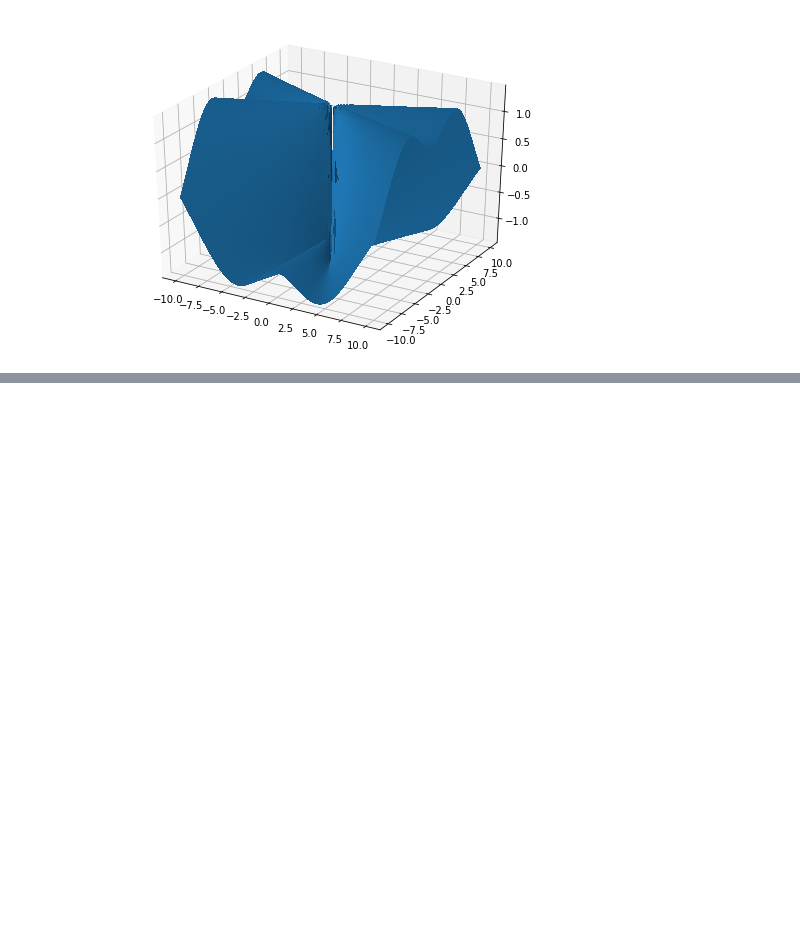
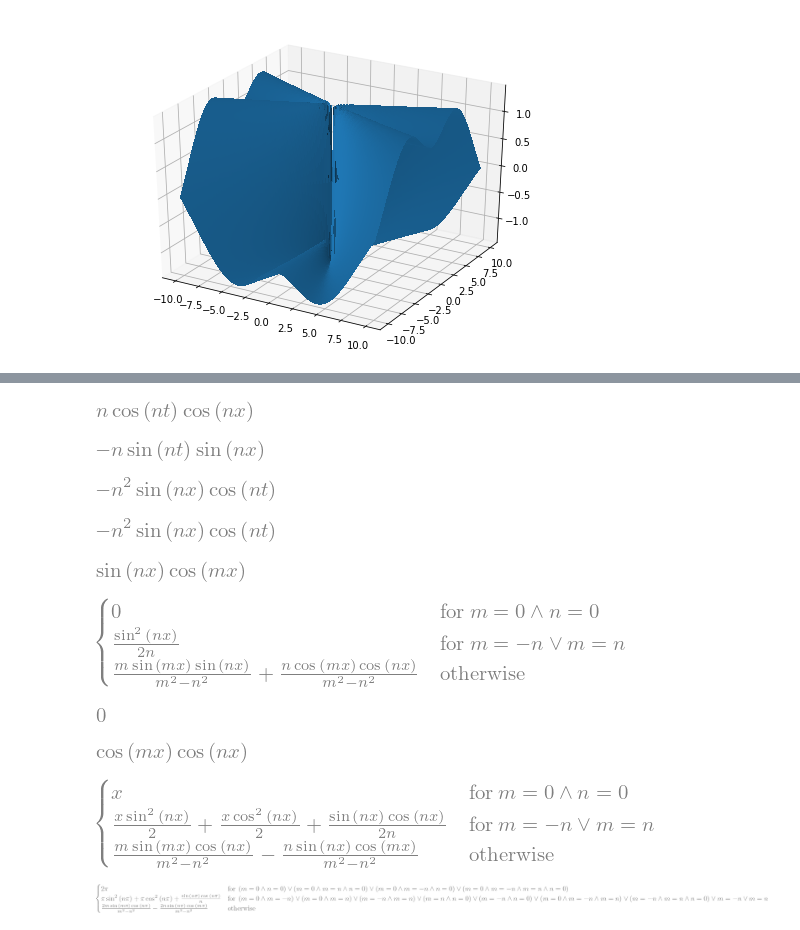
Before and after one commit to apefind/math, a Jupyter notebook: jupyter/calculus.ipynb, the cells around one changed output, grey strips where cells are left out. Saved outputs shown, nothing was run; the diff lists cells and outputs as text; code cells hidden in the pictures; blank space fills up the shorter version.

```diff
--- a/jupyter/calculus.ipynb
+++ b/jupyter/calculus.ipynb
@@ -75,0 +130,52 @@ plot_mapping(lambdify((x, y), u.diff(y).diff(x), modules='numpy'),
+# %%
+t = symbols('t')
+n = symbols('n')
+
+def f(x, t):
+    return sin(n * x) * cos(n * t)
+
+u = f(x, t)
+# %%
+simplify(u.diff(x))
+simplify(u.diff(t))
+# %% [output]
+[figure, added]
+[figure, added]
+# %%
+u.diff(x).diff(x)
+u.diff(t).diff(t)
+# %% [output]
+[figure, added]
+[figure, added]
+# %%
+def f(x):
+    m, n = symbols('m n')
+    return cos(m * x) * sin(n * x)
+
+f(x)
+# %% [output]
+[figure, added]
+# %%
+integrate(f(x), x)
+# %% [output]
+[figure, added]
+# %%
+integrate(f(x), (x, -pi, pi))
+# %% [output]
+[figure, added]
+# %%
+def g(x):
+    m, n = symbols('m n')
+    return cos(m * x) * cos(n * x)
+
+g(x)
+# %% [output]
+[figure, added]
+# %%
+integrate(g(x), x)
+# %% [output]
+[figure, added]
+# %%
+integrate(g(x), (x, -pi, pi))
+# %% [output]
+[figure, added]
```
Also changed, not shown: parts of 10 cells of this notebook, 6 other files.
